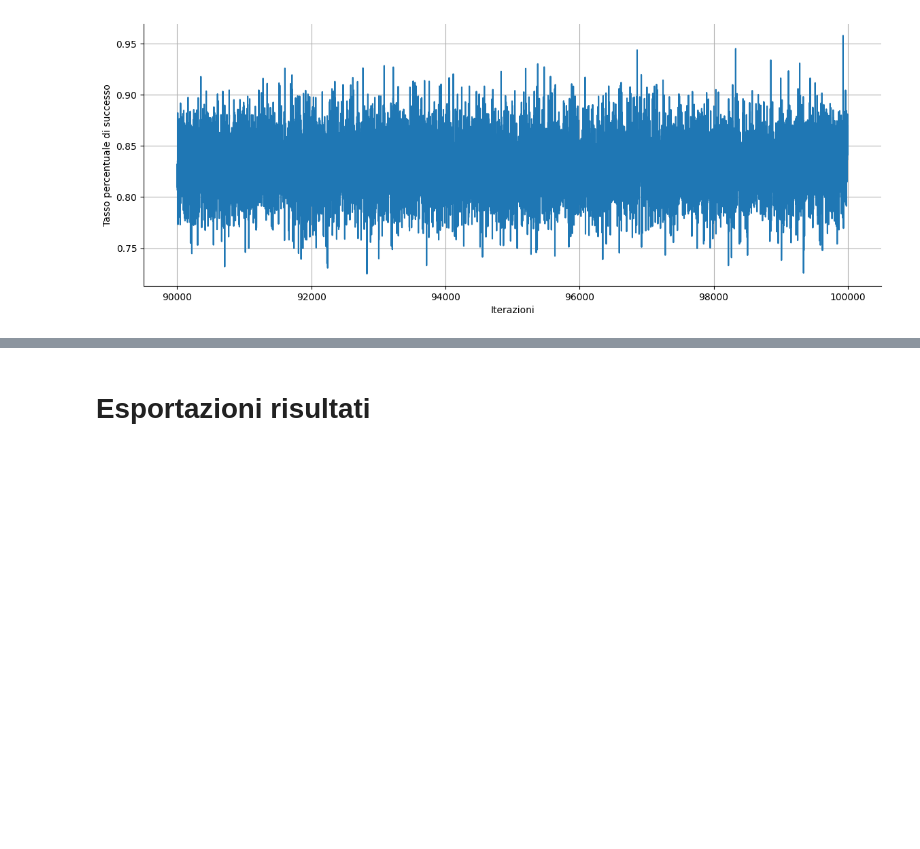
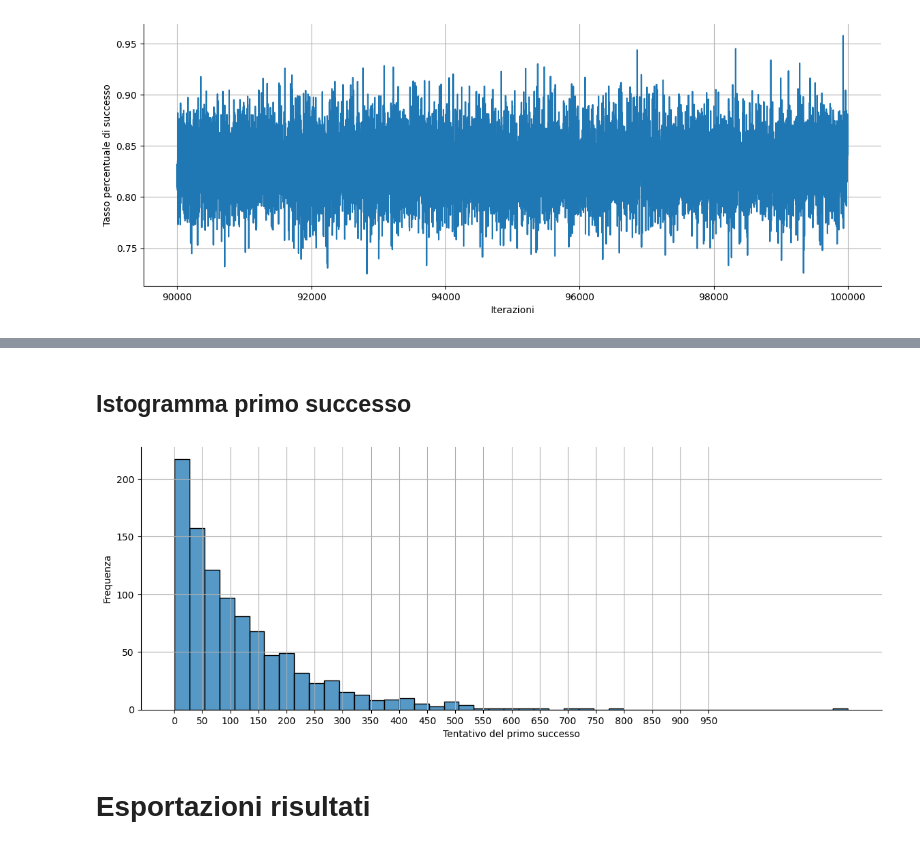
Before and after one commit to mattiamanna2203/Solitario123, a Jupyter notebook: 123.ipynb, the cells around one changed output, grey strips where cells are left out. Drawn from its saved outputs; the diff is of its cells as text; code cells hidden in the pictures; blank space fills up the shorter version.

```diff
--- a/123.ipynb
+++ b/123.ipynb
@@ -218,0 +317,27 @@ plt.show()
+# %% [markdown]
+## Istogramma primo successo
+# %%
+fig = plt.figure()
+plt.gcf().set_size_inches((14, 5))
+sns.histplot(data = frequenze,          # Dataframe
+             x = "Successi"
+            )
+plt.xlabel('Tentativo del primo successo', fontsize=10)
+plt.xticks([i for i in range(0,1000,50)])
+plt.ylabel('Frequenza', fontsize=10)
+sns.despine()
+plt.grid()
+path_figura = f"{path_risultati}/Immagini/IstogrammaPrimoSuccesso.png"
+fig.savefig(path_figura, bbox_inches="tight",dpi=300) # Salvare una figura
+doc.image(path=path_figura,
+          scale=0.51,
+          title = "Tasso di successo per ogni iterazione",
+          titolo_alto =True,
+          numerare_figura = True,
+          centering=True,
+          offset = 0
+          )
+
+plt.show()
+# %% [output]
+[figure, added]
```
Also changed, not shown: parts of 22 cells of this notebook, 3 other files.
